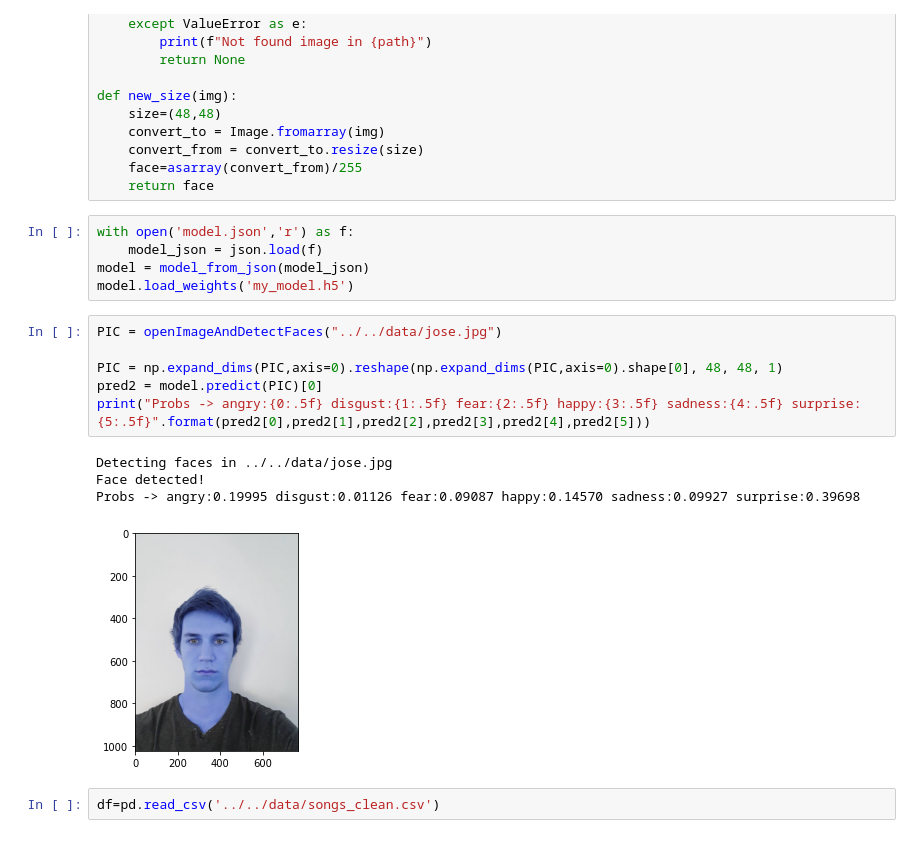
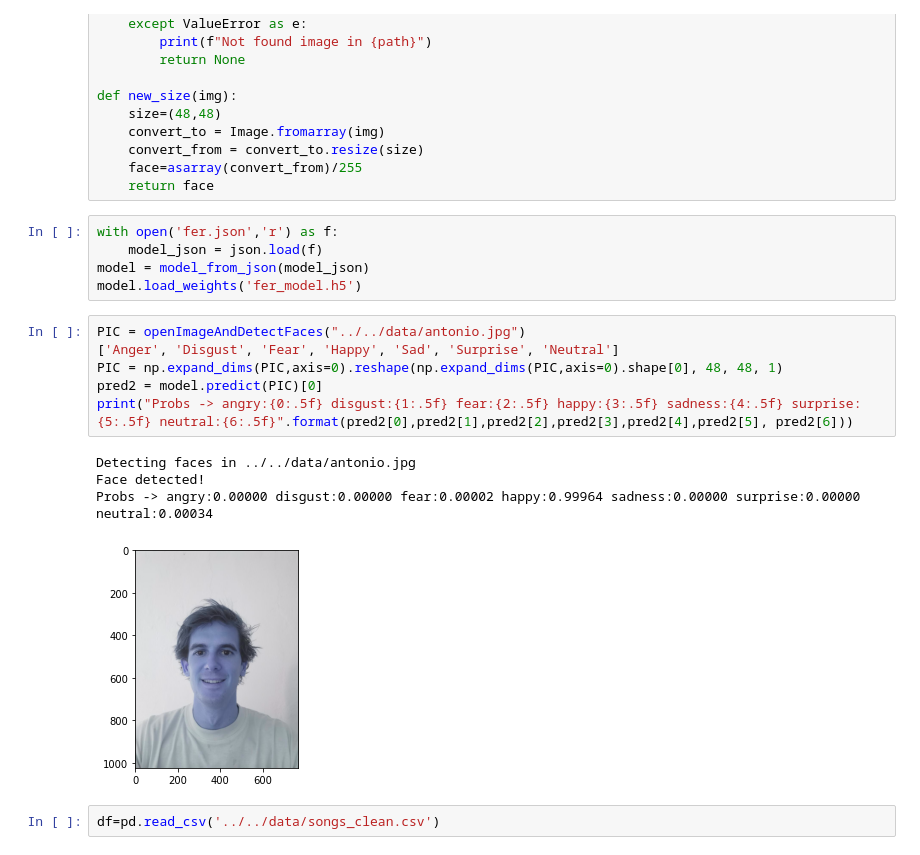
Before and after one commit to Jorge-Doncel/Song-for-your-mood, a Jupyter notebook: workDirectory/notebooks/final.ipynb, the cells around one changed output. Drawn from its saved outputs; the diff is of its cells as text.

```diff
--- a/workDirectory/notebooks/final.ipynb
+++ b/workDirectory/notebooks/final.ipynb
@@ -44,21 +44,21 @@ def new_size(img):
     face=asarray(convert_from)/255
     return face
 # %%
-with open('model.json','r') as f:
+with open('fer.json','r') as f:
     model_json = json.load(f)
 model = model_from_json(model_json)
-model.load_weights('my_model.h5')
+model.load_weights('fer_model.h5')
 # %%
-PIC = openImageAndDetectFaces("../../data/jose.jpg")
-
+PIC = openImageAndDetectFaces("../../data/antonio.jpg")
+['Anger', 'Disgust', 'Fear', 'Happy', 'Sad', 'Surprise', 'Neutral']
 PIC = np.expand_dims(PIC,axis=0).reshape(np.expand_dims(PIC,axis=0).shape[0], 48, 48, 1)
 pred2 = model.predict(PIC)[0]
-print("Probs -> angry:{0:.5f} disgust:{1:.5f} fear:{2:.5f} happy:{3:.5f} sadness:{4:.5f} surprise:{5:.5f}".format(pred2[0],pred2[1],pred2[2],pred2[3],pred2[4],pred2[5]))
+print("Probs -> angry:{0:.5f} disgust:{1:.5f} fear:{2:.5f} happy:{3:.5f} sadness:{4:.5f} surprise:{5:.5f} neutral:{6:.5f}".format(pred2[0],pred2[1],pred2[2],pred2[3],pred2[4],pred2[5], pred2[6]))
 # %% [output]
-Detecting faces in ../../data/jose.jpg
+Detecting faces in ../../data/antonio.jpg
 Face detected!
-Probs -> angry:0.19995 disgust:0.01126 fear:0.09087 happy:0.14570 sadness:0.09927 surprise:0.39698
+Probs -> angry:0.00000 disgust:0.00000 fear:0.00002 happy:0.99964 sadness:0.00000 surprise:0.00000 neutral:0.00034
-[figure, old version]
+[figure, new version]
 # %%
 df=pd.read_csv('../../data/songs_clean.csv')
 # %%
```
Also changed, not shown: parts of 3 cells of this notebook, 8 other files.
